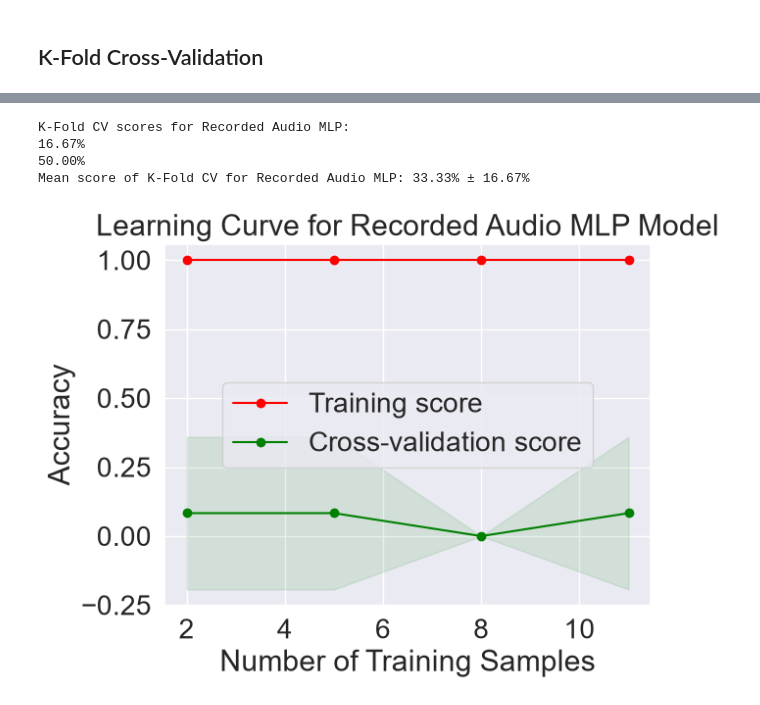
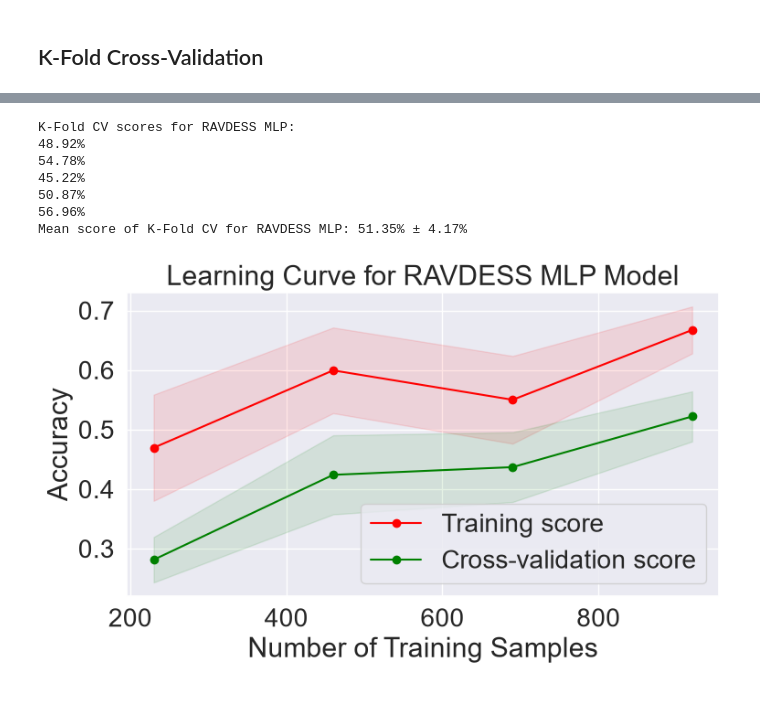
Before and after one commit to gurnisha-rehal/Week4-NeuralNetworks, a Jupyter notebook: Week4__Neural_Networks.ipynb, the cells around one changed output, grey strips where cells are left out. Drawn from its saved outputs; the diff is of its cells as text; code cells hidden in the pictures.

```diff
--- a/Week4__Neural_Networks.ipynb
+++ b/Week4__Neural_Networks.ipynb
@@ -1275,70 +1284,68 @@ happy        1
 Name: count, dtype: int64
 # %%
 from sklearn.model_selection import StratifiedKFold
+from sklearn.base import clone
+import numpy as np
 
-#Adjust for 2 recordings
+# Perform 5-fold cross-validation on RAVDESS training data
 recorded_kfold = StratifiedKFold(
-    n_splits=2,
+    n_splits=5,
     random_state=42,
     shuffle=True
 )
 
 recorded_scores = []
 
-recorded_X_train_df = pd.DataFrame(recorded_X_train).reset_index(drop=True)
-recorded_y_train_series = pd.Series(recorded_y_train).reset_index(drop=True)
+for train_indices, validation_indices in recorded_kfold.split(
+    X_train80, y_train80
+):
+    # Split RAVDESS training data into training and validation folds
+    recorded_train_X = X_train80.iloc[train_indices] if hasattr(X_train80, "iloc") else X_train80[train_indices]
+    recorded_train_y = y_train80[train_indices]
 
-for train_indices, validation_indices in recorded_kfold.split(
-    recorded_X_train_df, recorded_y_train_series
-):
-    recorded_train_X = recorded_X_train_df.iloc[train_indices]
-    recorded_train_y = recorded_y_train_series.iloc[train_indices]
+    recorded_validation_X = X_train80.iloc[validation_indices] if hasattr(X_train80, "iloc") else X_train80[validation_indices]
+    recorded_validation_y = y_train80[validation_indices]
 
-    recorded_validation_X = recorded_X_train_df.iloc[validation_indices]
-    recorded_validation_y = recorded_y_train_series.iloc[validation_indices]
+    # Create a fresh copy of the model for each fold
+    recorded_cv_model = clone(model)
+    recorded_cv_model.fit(recorded_train_X, recorded_train_y)
 
-    # Fit model to training fold
-    recorded_model.fit(recorded_train_X, recorded_train_y)
-
-    # Score the model on validation fold
+    # Score the model on the validation fold
     recorded_scores.append(
-        recorded_model.score(recorded_validation_X, recorded_validation_y)
+        recorded_cv_model.score(recorded_validation_X, recorded_validation_y)
     )
 
-print("K-Fold CV scores for Recorded Audio MLP:")
+print("K-Fold CV scores for RAVDESS MLP:")
 for score in recorded_scores:
     print(f"{100 * score:.2f}%")
 
 print(
-    f"Mean score of K-Fold CV for Recorded Audio MLP: "
+    f"Mean score of K-Fold CV for RAVDESS MLP: "
     f"{100 * np.mean(recorded_scores):.2f}% ± "
     f"{100 * np.std(recorded_scores):.2f}%"
 )
 # %% [output]
-K-Fold CV scores for Recorded Audio MLP:
-16.67%
-50.00%
-Mean score of K-Fold CV for Recorded Audio MLP: 33.33% ± 16.67%
+K-Fold CV scores for RAVDESS MLP:
+48.92%
+54.78%
+45.22%
+50.87%
+56.96%
+Mean score of K-Fold CV for RAVDESS MLP: 51.35% ± 4.17%
 # %%
-from sklearn.model_selection import learning_curve, LeaveOneOut
+from sklearn.model_selection import learning_curve, StratifiedKFold
 
-# Prepare recorded audio training data
-recorded_X_train_df = pd.DataFrame(recorded_X_train).reset_index(drop=True)
-recorded_y_train_series = pd.Series(recorded_y_train).reset_index(drop=True)
-
-# Build learning curve
+# Build learning curve using RAVDESS training data
 recorded_train_sizes, recorded_train_scores, recorded_test_scores = learning_curve(
-    recorded_model,
-    X=recorded_X_train_df,
-    y=recorded_y_train_series,
-    cv=LeaveOneOut(),
-    shuffle=True,
-    random_state=42,
+    model,
+    X=X_train80,
+    y=y_train80,
+    cv=StratifiedKFold(n_splits=5, shuffle=True, random_state=42),
     n_jobs=1,
     train_sizes=[0.25, 0.50, 0.75, 1.0]
 )
 
-# Get errors for learning curve
+# Get averages and standard deviations for the learning curve
 recorded_train_scores_mean = np.mean(recorded_train_scores, axis=1)
 recorded_train_scores_std = np.std(recorded_train_scores, axis=1)
 
@@ -1346,7 +1353,7 @@ recorded_test_scores_mean = np.mean(recorded_test_scores, axis=1)
 recorded_test_scores_std = np.std(recorded_test_scores, axis=1)
 
 # Plot learning curve
-plt.figure()
+plt.figure(figsize=(8, 5))
 
 plt.fill_between(
     recorded_train_sizes,
@@ -1358,32 +1365,33 @@ plt.fill_between(
 
 plt.fill_between(
     recorded_train_sizes,
     recorded_test_scores_mean - recorded_test_scores_std,
     recorded_test_scores_mean + recorded_test_scores_std,
     alpha=0.1,
     color="green"
 )
 
 plt.plot(
     recorded_train_sizes,
     recorded_train_scores_mean,
     "o-",
     color="red",
     label="Training score"
 )
 
 plt.plot(
     recorded_train_sizes,
     recorded_test_scores_mean,
     "o-",
     color="green",
     label="Cross-validation score"
 )
 
-plt.title("Learning Curve for Recorded Audio MLP Model")
+plt.title("Learning Curve for RAVDESS MLP Model")
 plt.xlabel("Number of Training Samples")
 plt.ylabel("Accuracy")
 plt.legend(loc="best")
+plt.tight_layout()
 plt.show()
 # %% [output]
-[figure, old version]
+[figure, new version]
```
Also changed, not shown: parts of 3 cells of this notebook.
